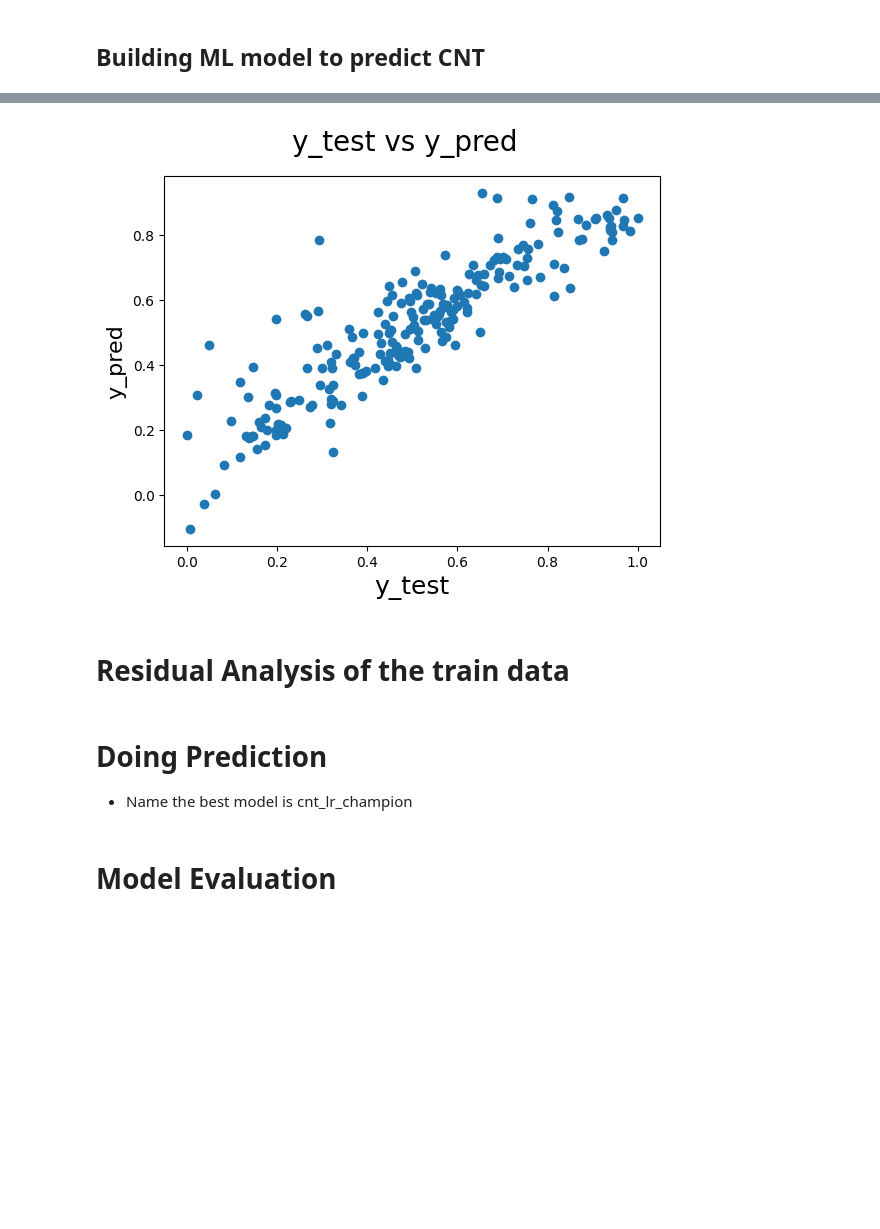
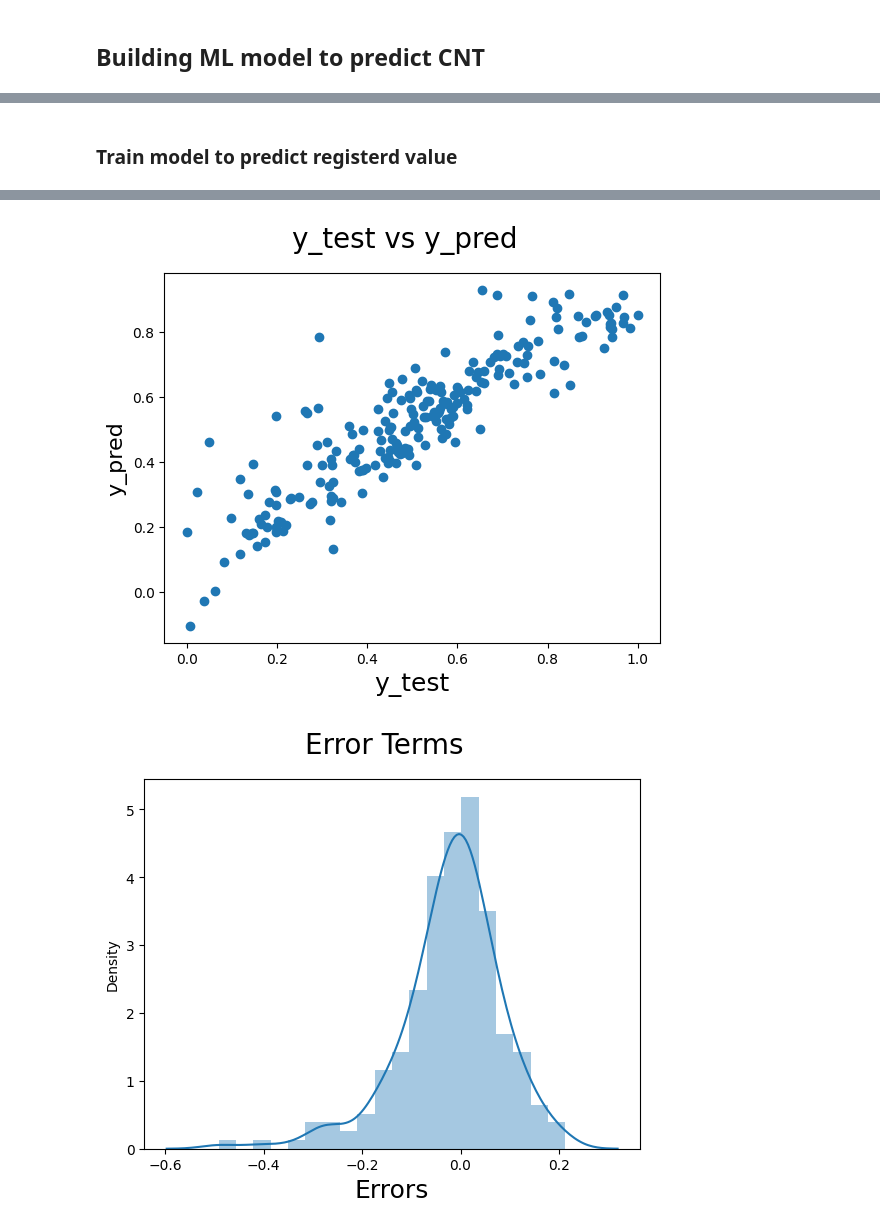
Before and after one commit to irish-luong/ML-multiple-linear-regression-case-study, a Jupyter notebook: notebooks.ipynb, the cells around one changed output, grey strips where cells are left out. Cells and saved outputs as stored; diff of their text form; code cells hidden in the pictures; blank space fills up the shorter version.

```diff
--- a/notebooks.ipynb
+++ b/notebooks.ipynb
@@ -524,8 +610,11 @@ y_predict is set
+# %% [markdown]
+
+###  Train model to predict registerd value
 # %%
 target_variable = 'registered'
 
 # Some fields have relationship with target variable will be deleted at the begining
-init_drop_variables = ["cnt", "casual"]
+init_drop_variables = ["cnt" , 'casual']
 
 # Remove registered casual to avoid bias
 registered_train_df = df_train.drop(init_drop_variables, axis=1)
@@ -555,7 +644,7 @@ features = OLSModel.auto_select_features(
 print(features)
 
 # Build model with all fields
-model_2 = OLSModel(
+registered_model_v1 = OLSModel(
     model_id='bike_sharing_registered_predictor',
     X_train=registered_X_train,
     y_train=registered_y_train,
@@ -564,13 +653,15 @@ model_2 = OLSModel(
     model_version='v1'
 )
 
-model_2.train()
+registered_model_v1.train()
 
-pprint(model_2.residual_analyze())
+registered_model_v1.residual_analyze()
 
-model_2.test()
+registered_model_v1.test()
 
-model_2.show_evaluation()
+registered_model_v1.show_evaluation()
+
+registered_model_v1.show_error()
 # %% [output]
 {'ranking': [('yr', True, 1), ('mnth', False, 9), ('holiday', False, 8), ('weekday', False, 7), ('workingday', False, 3), ('temp', False, 4), ('atemp', True, 1), ('hum', True, 1), ('windspeed', True,  ...
         True, False, False, False, False])}
@@ -591,9 +682,3 @@ windspeed    -0.146608
 y_predict is set
 [figure]
+[figure, added]
-# %% [markdown]
-# Residual Analysis of the train data
-# %% [markdown]
-# Doing Prediction
-- Name the best model is cnt_lr_champion
-# %% [markdown]
-# Model Evaluation
```
Also changed, not shown: parts of 10 cells of this notebook.
